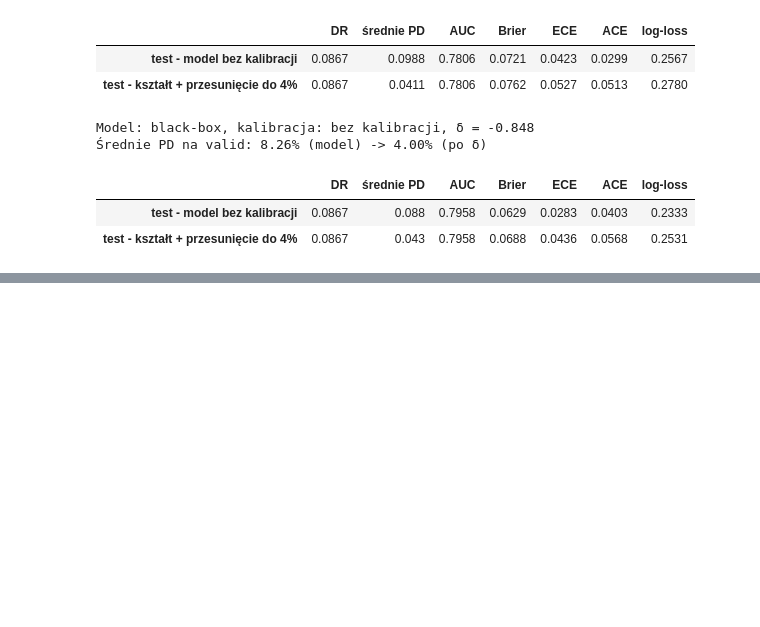
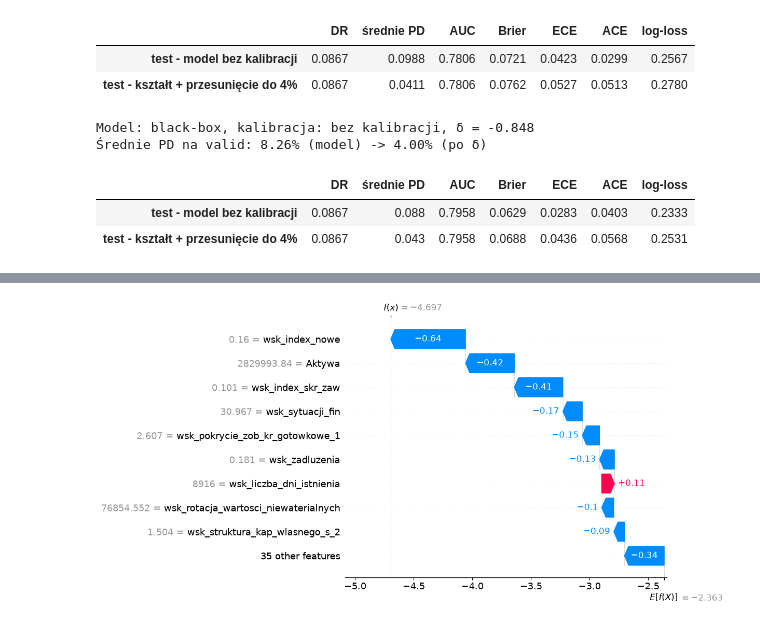
Before and after one commit to NorbertTrojan/Malysz_1, a Jupyter notebook: finalne_modele.ipynb, the cells around one changed output, grey strips where cells are left out. Drawn from its saved outputs; the diff is of its cells as text; code cells hidden in the pictures; blank space fills up the shorter version.

```diff
--- a/finalne_modele.ipynb
+++ b/finalne_modele.ipynb
@@ -403,0 +453,4 @@ for MODEL in ["logit", "black-box"]:
+# %%
+shap.plots.waterfall(shap_values[1])
+# %% [output]
+[figure, added]
```
Also changed, not shown: parts of 8 cells of this notebook.
